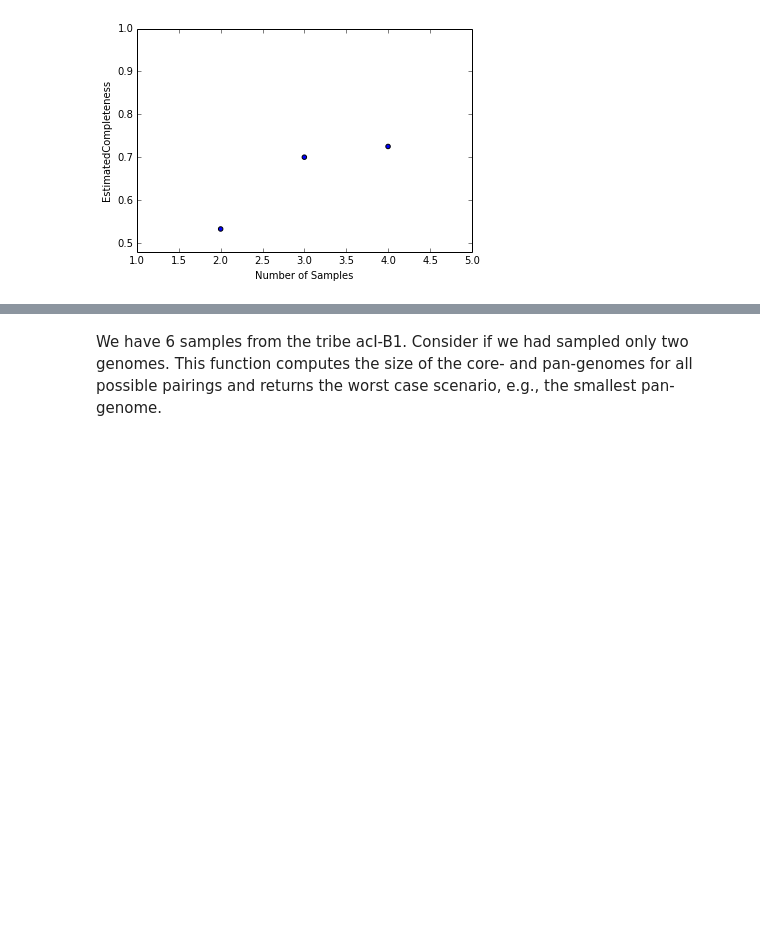
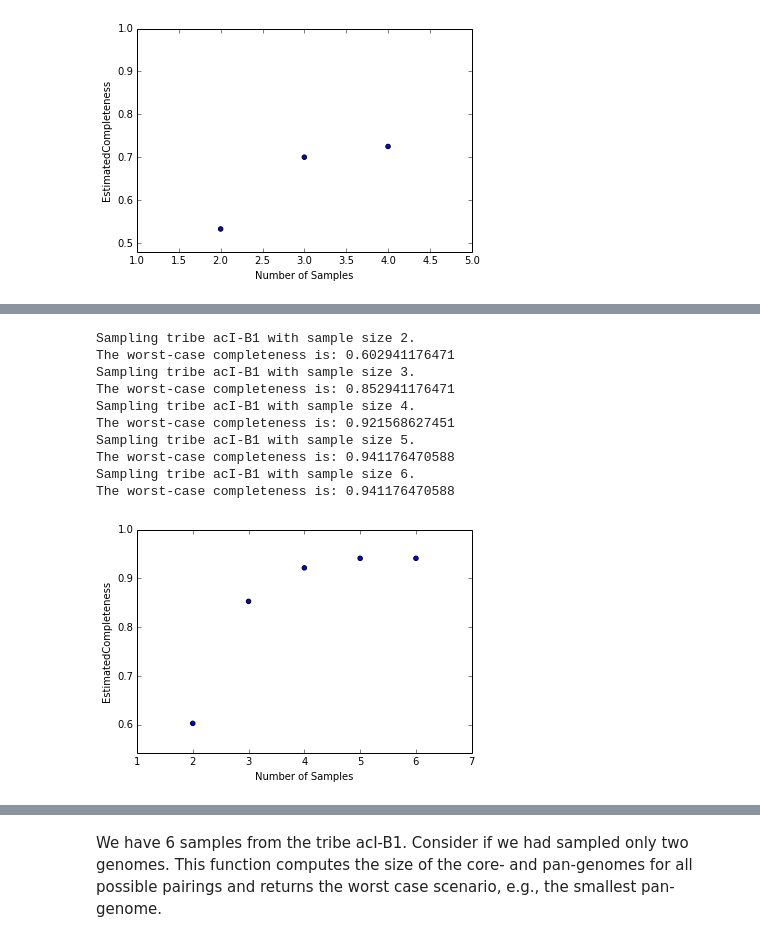
Before and after one commit to celawson87/reverseEcology, a Jupyter notebook: iPythonNotebooks/samplingCompleteness.ipynb, the cells around one changed output, grey strips where cells are left out. Drawn from its saved outputs; the diff is of its cells as text; code cells hidden in the pictures; blank space fills up the shorter version.

Commit message:
Update completeness/sampling with CheckM marker genes

```diff
--- a/iPythonNotebooks/samplingCompleteness.ipynb
+++ b/iPythonNotebooks/samplingCompleteness.ipynb
@@ -271,0 +278,15 @@ The worst-case completeness is: 0.725
+# %%
+[markerGeneDF, taxonClass, tribes] = mg.importMarkerGenesAndTaxonomy(externalDataDir, 'checkMMarkerGenes.csv', 'taxonomySAGs.csv')
+mg.allWorstCaseCompleteness(externalDataDir, markerGeneDF, 204, taxonClass, tribes, 'acI-B1')
+# %% [output]
+Sampling tribe acI-B1 with sample size 2.
+The worst-case completeness is: 0.602941176471
+Sampling tribe acI-B1 with sample size 3.
+The worst-case completeness is: 0.852941176471
+Sampling tribe acI-B1 with sample size 4.
+The worst-case completeness is: 0.921568627451
+Sampling tribe acI-B1 with sample size 5.
+The worst-case completeness is: 0.941176470588
+Sampling tribe acI-B1 with sample size 6.
+The worst-case completeness is: 0.941176470588
+[figure, added]
```
Also changed, not shown: parts of 6 cells of this notebook.
